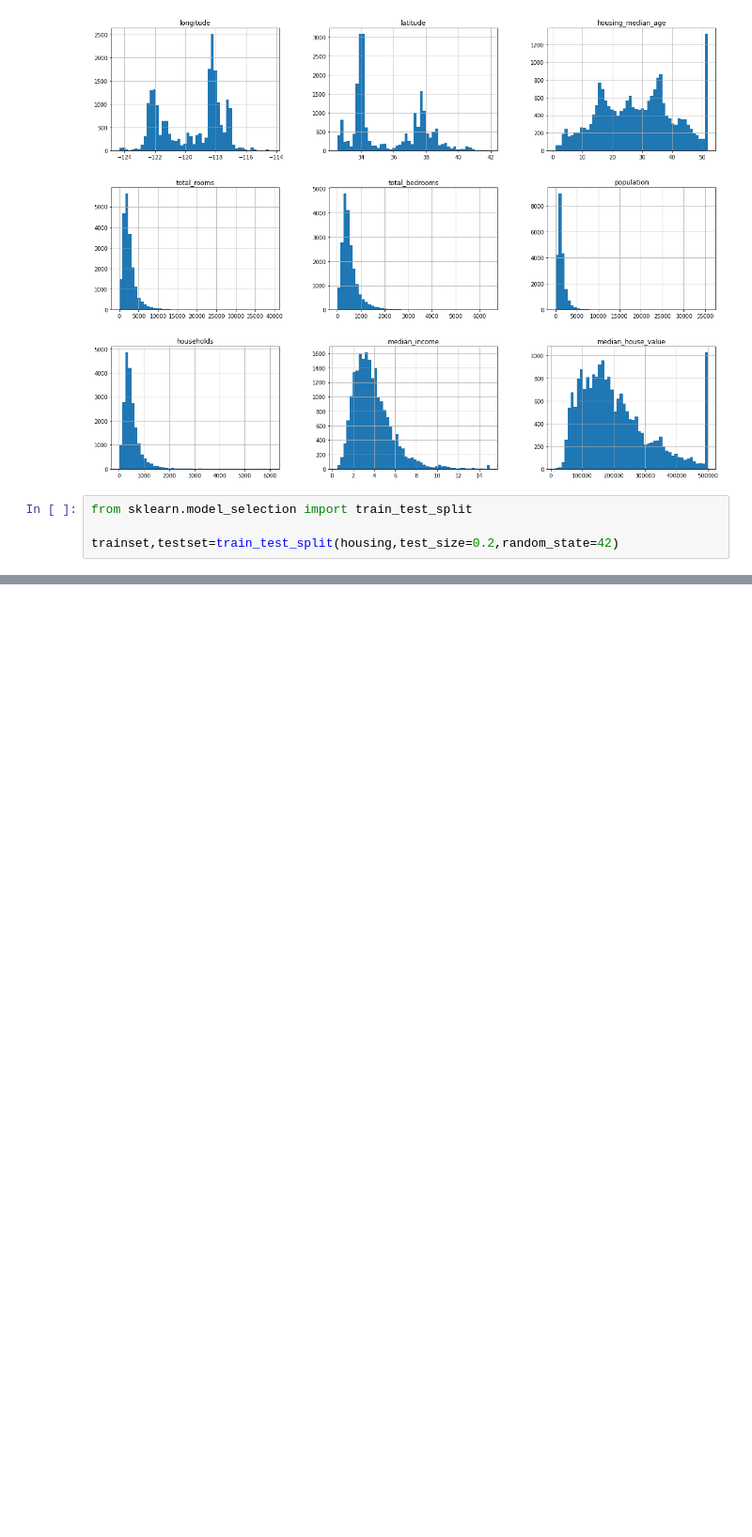
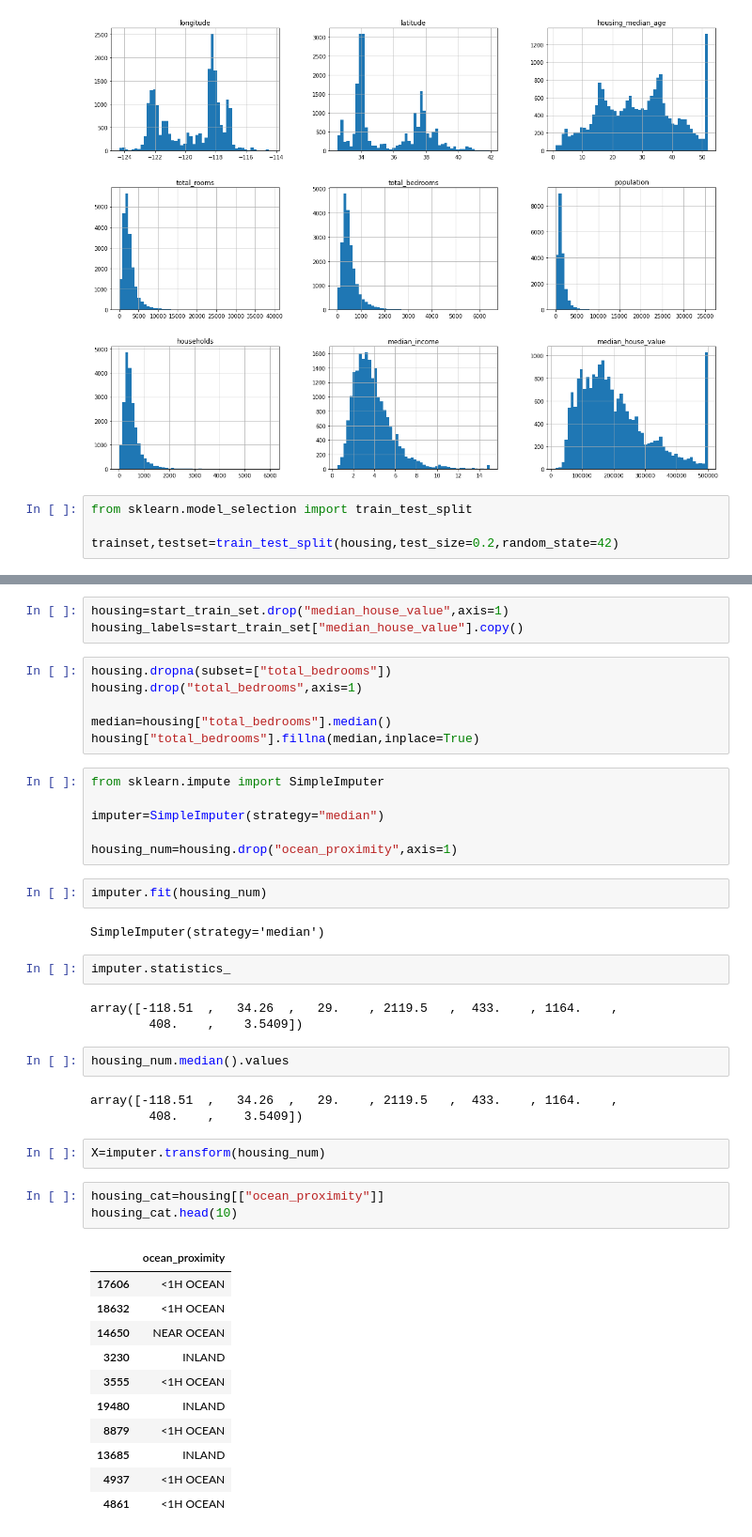
Before and after one commit to rkrkrr0101/study, a Jupyter notebook: 머신러닝/실습/실습/Untitled.ipynb, the cells around one changed output, grey strips where cells are left out. Shown: that part at 94% size. Saved outputs shown, nothing was run; the diff lists cells and outputs as text; blank space fills up the shorter version.

```diff
--- a/머신러닝/실습/실습/Untitled.ipynb
+++ b/머신러닝/실습/실습/Untitled.ipynb
@@ -55,0 +165,46 @@ housing["income_cat"].hist()
+# %%
+housing=start_train_set.drop("median_house_value",axis=1)
+housing_labels=start_train_set["median_house_value"].copy()
+# %%
+housing.dropna(subset=["total_bedrooms"])
+housing.drop("total_bedrooms",axis=1)
+
+median=housing["total_bedrooms"].median()
+housing["total_bedrooms"].fillna(median,inplace=True)
+# %%
+from sklearn.impute import SimpleImputer
+
+imputer=SimpleImputer(strategy="median")
+
+housing_num=housing.drop("ocean_proximity",axis=1)
+# %%
+imputer.fit(housing_num)
+# %% [output]
+SimpleImputer(strategy='median')
+# %%
+imputer.statistics_
+# %% [output]
+array([-118.51  ,   34.26  ,   29.    , 2119.5   ,  433.    , 1164.    ,
+        408.    ,    3.5409])
+# %%
+housing_num.median().values
+# %% [output]
+array([-118.51  ,   34.26  ,   29.    , 2119.5   ,  433.    , 1164.    ,
+        408.    ,    3.5409])
+# %%
+X=imputer.transform(housing_num)
+# %%
+housing_cat=housing[["ocean_proximity"]]
+housing_cat.head(10)
+# %% [output]
+|  | ocean_proximity |
+| 17606 | <1H OCEAN |
+| 18632 | <1H OCEAN |
+| 14650 | NEAR OCEAN |
+| 3230 | INLAND |
+| 3555 | <1H OCEAN |
+| 19480 | INLAND |
+| 8879 | <1H OCEAN |
+| 13685 | INLAND |
+| 4937 | <1H OCEAN |
+| 4861 | <1H OCEAN |
```
Also changed, not shown: parts of 22 cells of this notebook.
